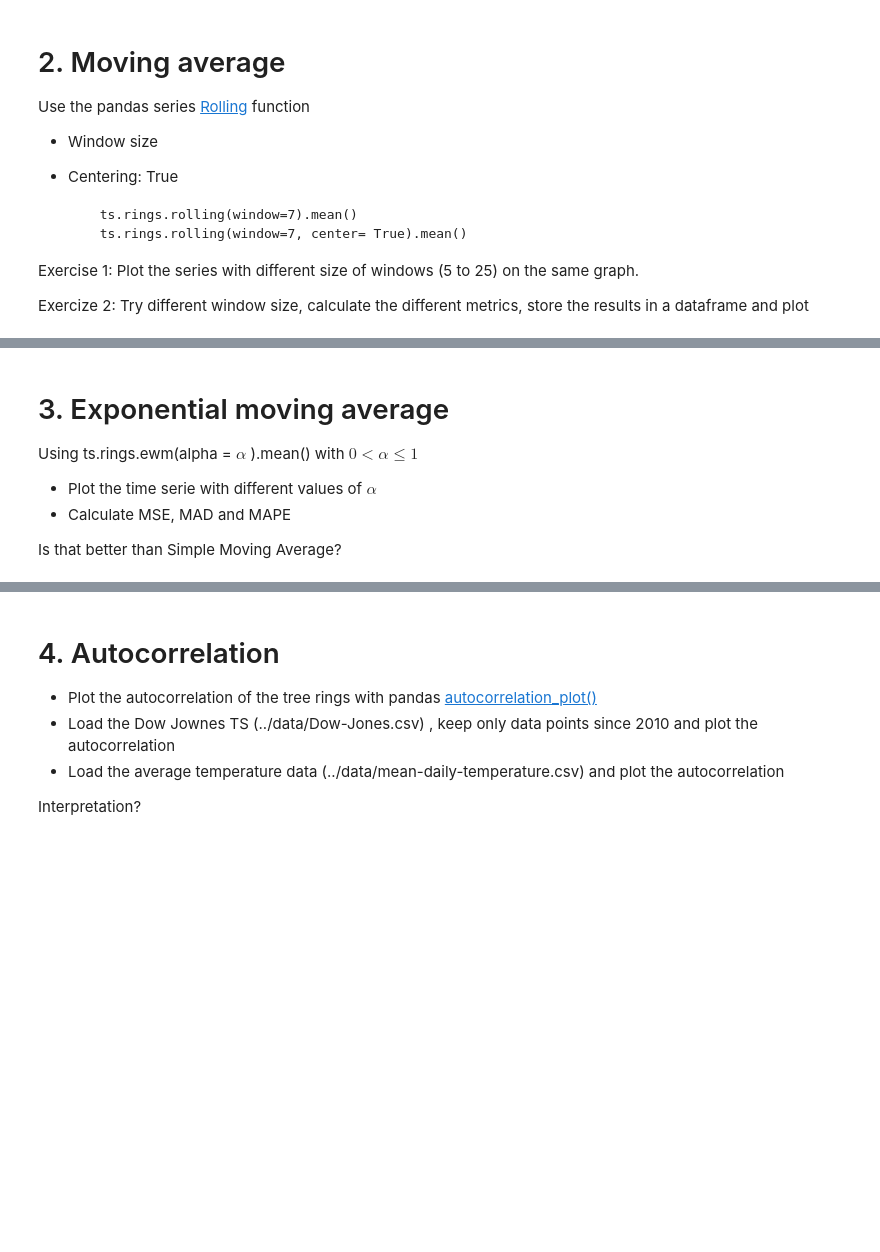
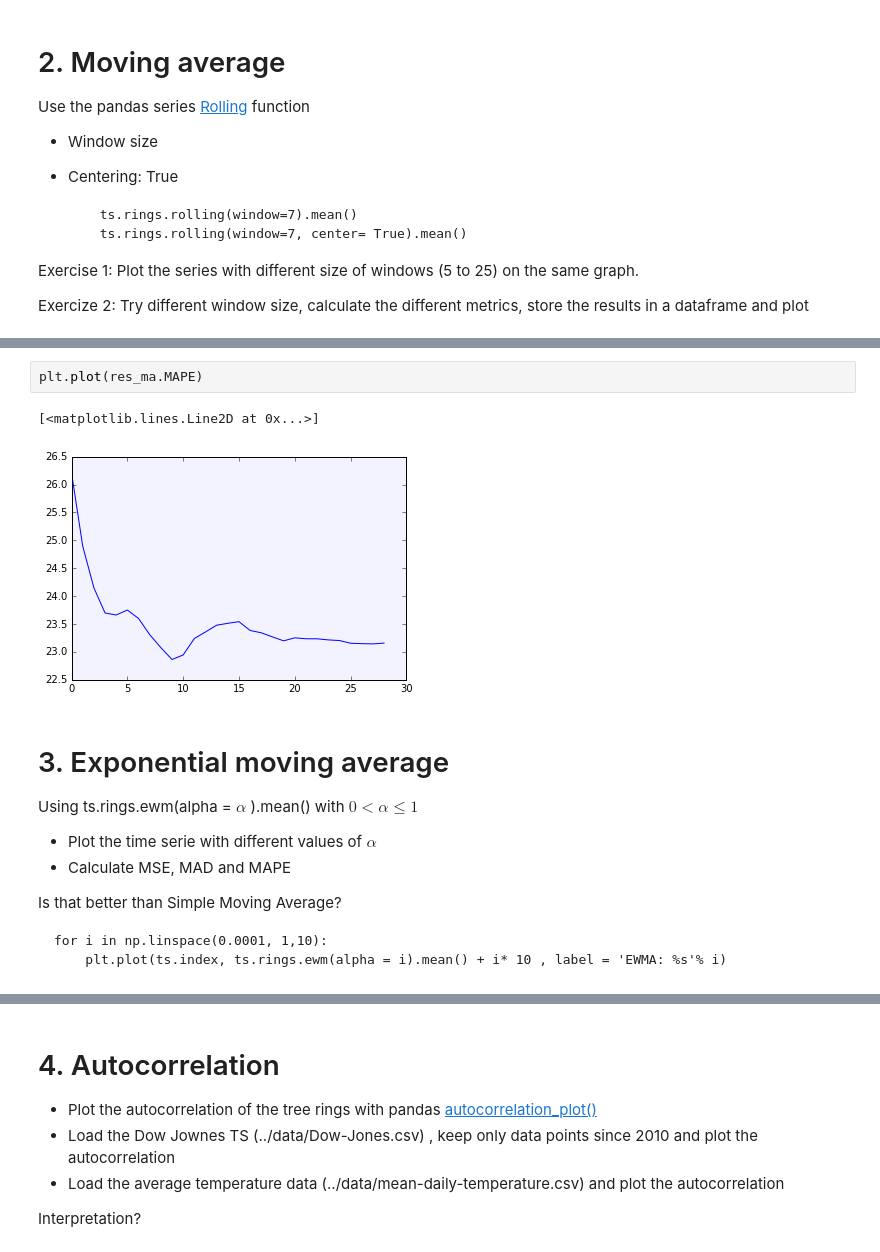
Before and after one commit to alexisperrier/gads, a Jupyter notebook: 16_time_series/py/Smoothing and Forecast 101.ipynb, the cells around one changed output, grey strips where cells are left out. Drawn from its saved outputs; the diff is of its cells as text; blank space fills up the shorter version.

```diff
--- a/16_time_series/py/Smoothing and Forecast 101.ipynb
+++ b/16_time_series/py/Smoothing and Forecast 101.ipynb
@@ -77,3 +172,8 @@ Exercize 2: Try different window size, calculate the different metrics, store th
+# %%
+plt.plot(res_ma.MAPE)
+# %% [output]
+[<matplotlib.lines.Line2D at 0x...>]
+[figure, added]
 # %% [markdown]
 # 3. Exponential moving average
 
@@ -83,3 +183,7 @@ Using ts.rings.ewm(alpha = \\( \alpha \\) ).mean() with \\(  0 \lt \alpha \leq 1
 * Calculate MSE, MAD and MAPE
 
 Is that better than Simple Moving Average?
+
+
+    for i in np.linspace(0.0001, 1,10):
+        plt.plot(ts.index, ts.rings.ewm(alpha = i).mean() + i* 10 , label = 'EWMA: %s'% i)
```
Also changed, not shown: parts of 24 cells of this notebook, 2 other files.
